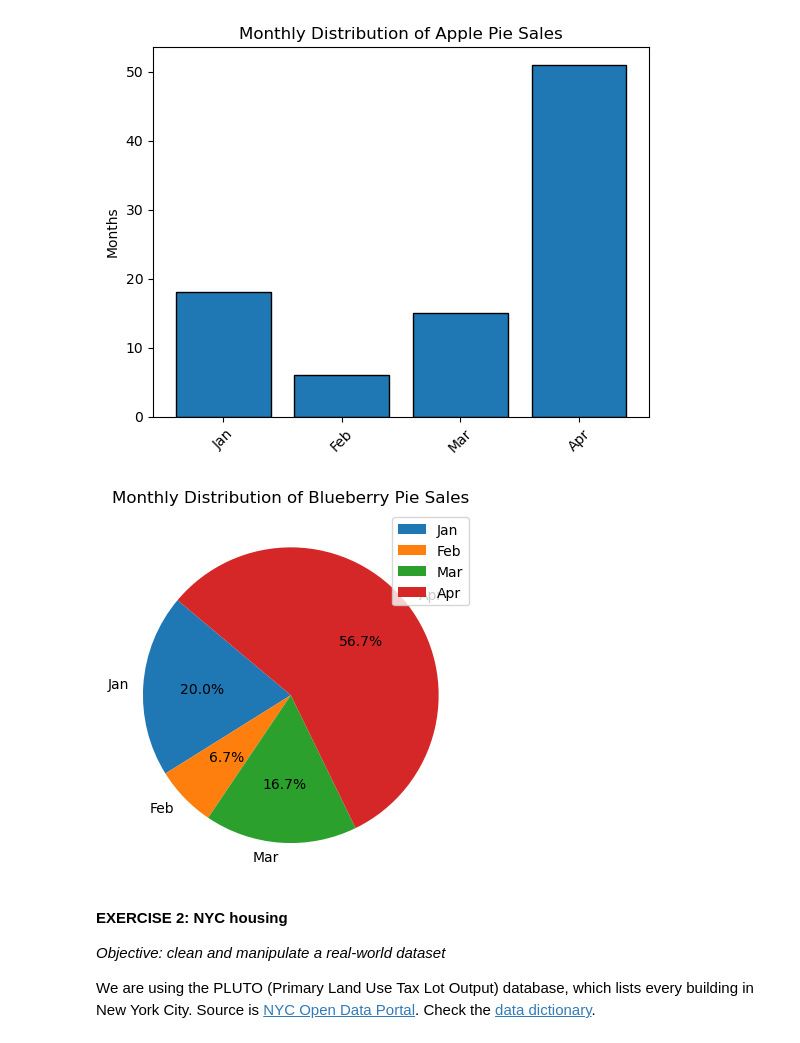
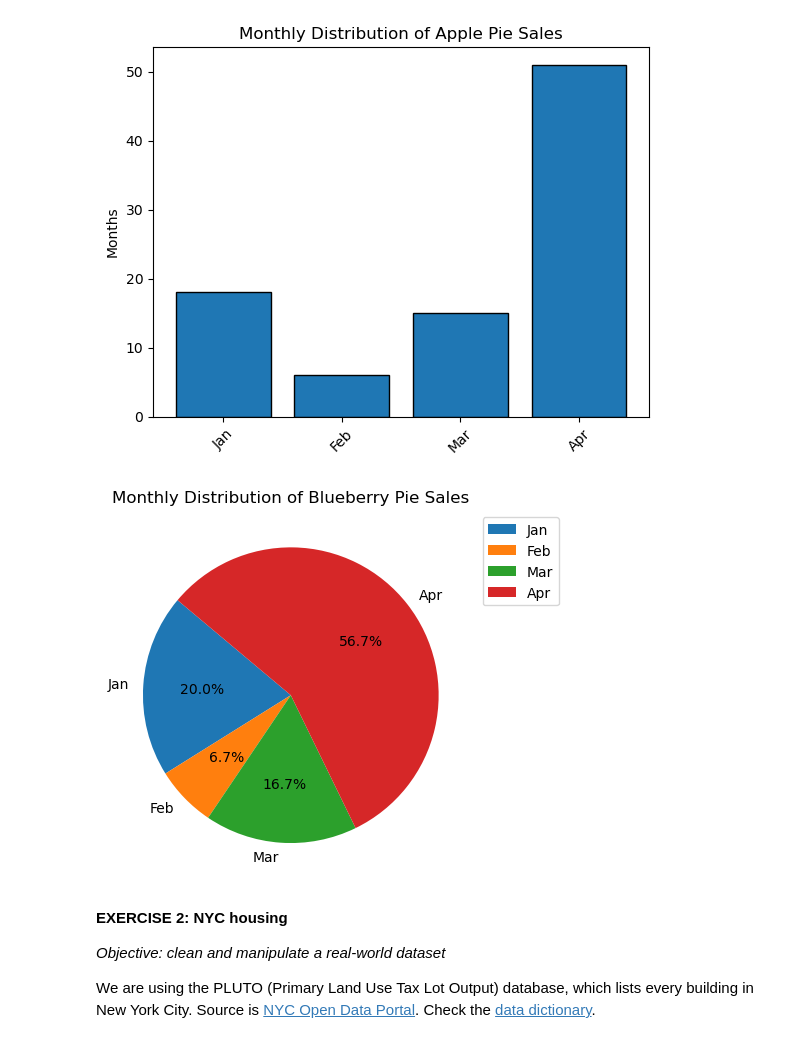
Before and after one commit to Erick-Ondiwa/Machine_Learning_Programming, a Jupyter notebook: assignments/lab_2_2.ipynb, the cells around one changed output. Drawn from its saved outputs; the diff is of its cells as text; code cells hidden in the pictures.

```diff
--- a/assignments/lab_2_2.ipynb
+++ b/assignments/lab_2_2.ipynb
@@ -103,13 +103,13 @@ plt.show()
 # %%
 months = sales_dataframe['months']
 blueberry_sales =sales_dataframe['blueberry_pie_sales']
 
 plt.pie(blueberry_sales, autopct='%1.1f%%', labels=months, startangle=140)
 plt.title('Monthly Distribution of Blueberry Pie Sales')
-plt.legend()
+plt.legend(loc="upper left", bbox_to_anchor=(1,1))
 plt.show()
 # %% [output]
-[figure, old version]
+[figure, new version]
 # %% [markdown]
 __EXERCISE 2: NYC housing__
 
```
Also changed, not shown: 1 other file.
